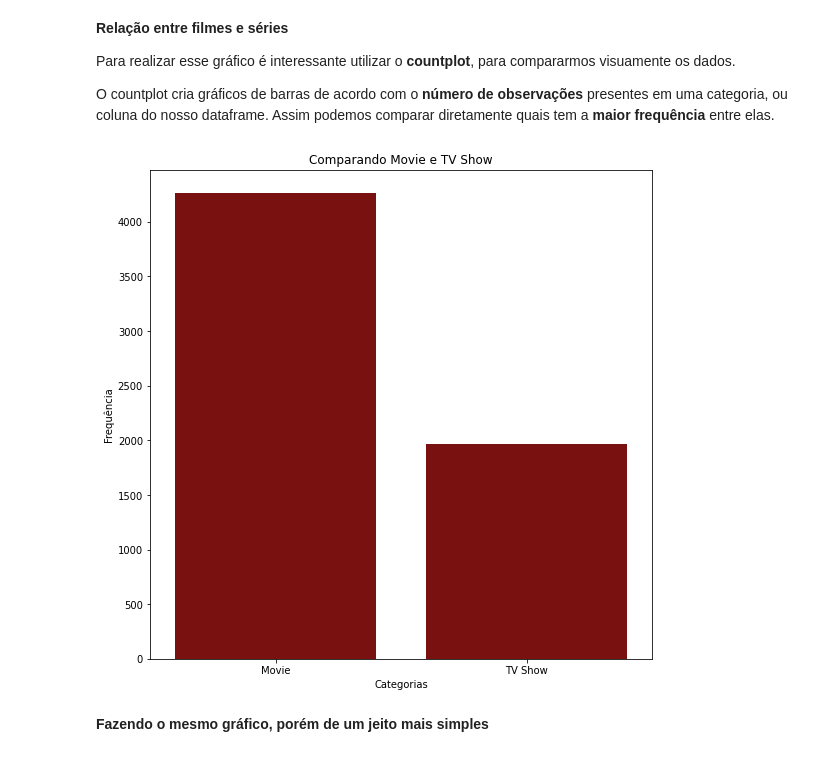
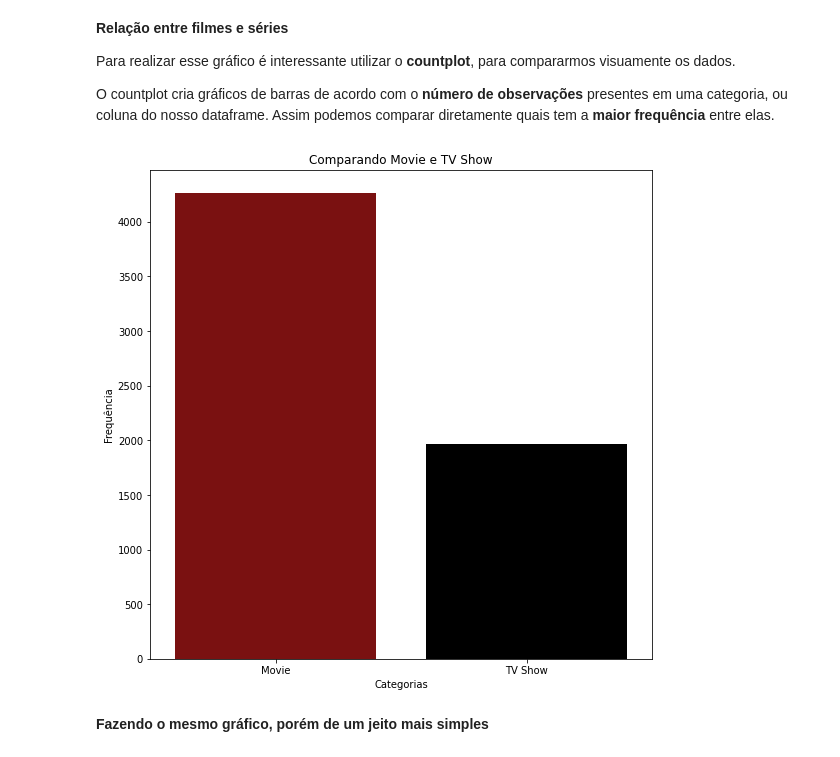
Before and after one commit to Hugox96/Netfliz_Python, a Jupyter notebook: Netflix.ipynb, the cells around one changed output. Cells and saved outputs as stored; diff of their text form; code cells hidden in the pictures.

```diff
--- a/Netflix.ipynb
+++ b/Netflix.ipynb
@@ -130,17 +130,19 @@ Para realizar esse gráfico é interessante utilizar o **countplot**, para compa
 O countplot cria gráficos de barras de acordo com o **número de observações** presentes em uma categoria, ou coluna do nosso dataframe. Assim podemos comparar diretamente quais tem a **maior frequência** entre elas.
 # %%
 # Utilizando a biblioteca seaborn para criar o gráfico countplot
-sns.countplot(x=netflix["type"], color="darkred")
+cor = ["darkred", "black"]
+sns.set_palette(cor)
+sns.countplot(x=netflix["type"])
 fig = plt.gcf()
 fig.set_size_inches(9,9)
 # Editando os eixos x e y
 plt.xlabel("Categorias")
 plt.ylabel("Frequência")
 # Editando o titulo
 plt.title('Comparando Movie e TV Show')
 plt.savefig("1º Grafico.pdf")
 # %% [output]
-[figure, old version]
+[figure, new version]
 # %% [markdown]
 **Fazendo o mesmo gráfico, porém de um jeito mais simples**
 # %%
```
Also changed, not shown: parts of 5 cells of this notebook, 2 other files.
